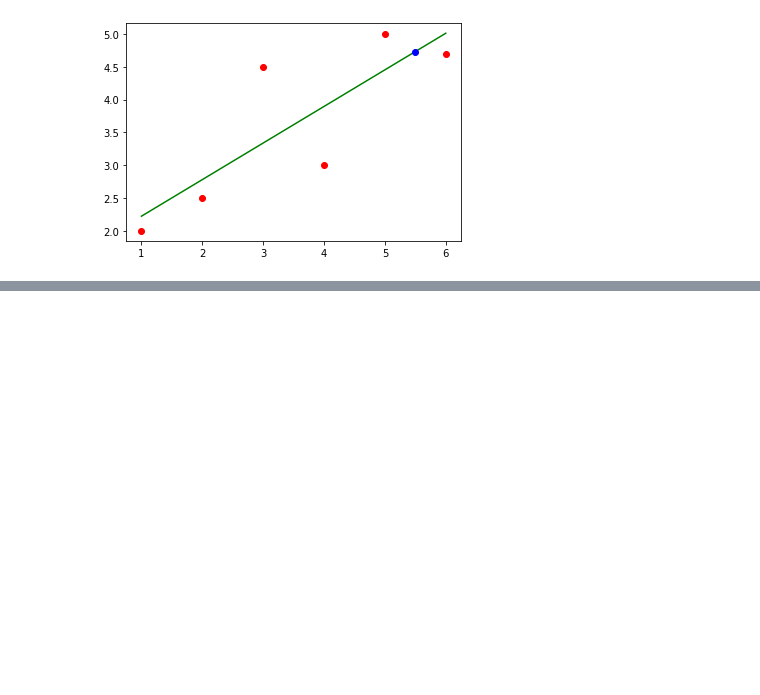
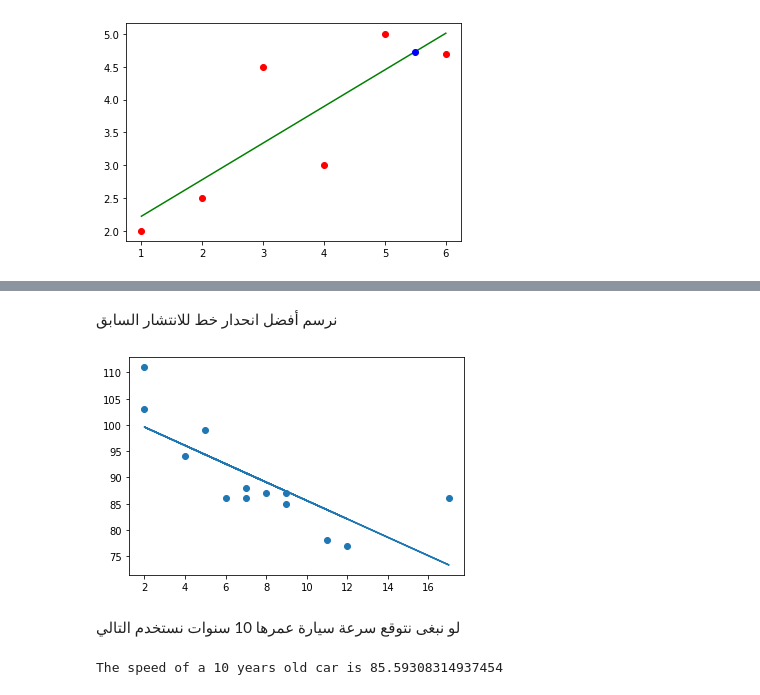
Before and after one commit to JBadawood/Machine_Learning, a Jupyter notebook: Linear_Regression/Linear_Regression.ipynb, the cells around one changed output, grey strips where cells are left out. Drawn from its saved outputs; the diff is of its cells as text; code cells hidden in the pictures; blank space fills up the shorter version.

Commit message:
Predicting the speed of car depending on the age of the car

```diff
--- a/Linear_Regression/Linear_Regression.ipynb
+++ b/Linear_Regression/Linear_Regression.ipynb
@@ -82,0 +144,2 @@ plt.plot(5.5, reg.predict([[5.5]]), 'ro',color='blue');
+# %%
+slope, intercept, r, p, std_err = stats.linregress(x,y)
@@ -82,0 +156,3 @@ plt.plot(5.5, reg.predict([[5.5]]), 'ro',color='blue');
+# %%
+def myfunc(x):
+    return slope * x + intercept
@@ -82,0 +185,16 @@ plt.plot(5.5, reg.predict([[5.5]]), 'ro',color='blue');
+# %% [markdown]
+نرسم أفضل انحدار خط للانتشار السابق
+# %%
+mymodel = list(map(myfunc, x))
+
+plt.scatter(x,y)
+plt.plot(x,mymodel)
+plt.show()
+# %% [output]
+[figure, added]
+# %% [markdown]
+لو نبغى نتوقع سرعة سيارة عمرها 10 سنوات نستخدم التالي
+# %%
+print("The speed of a 10 years old car is {}".format(myfunc(10)))
+# %% [output]
+The speed of a 10 years old car is 85.59308314937454
```
Also changed, not shown: parts of 20 cells of this notebook.
